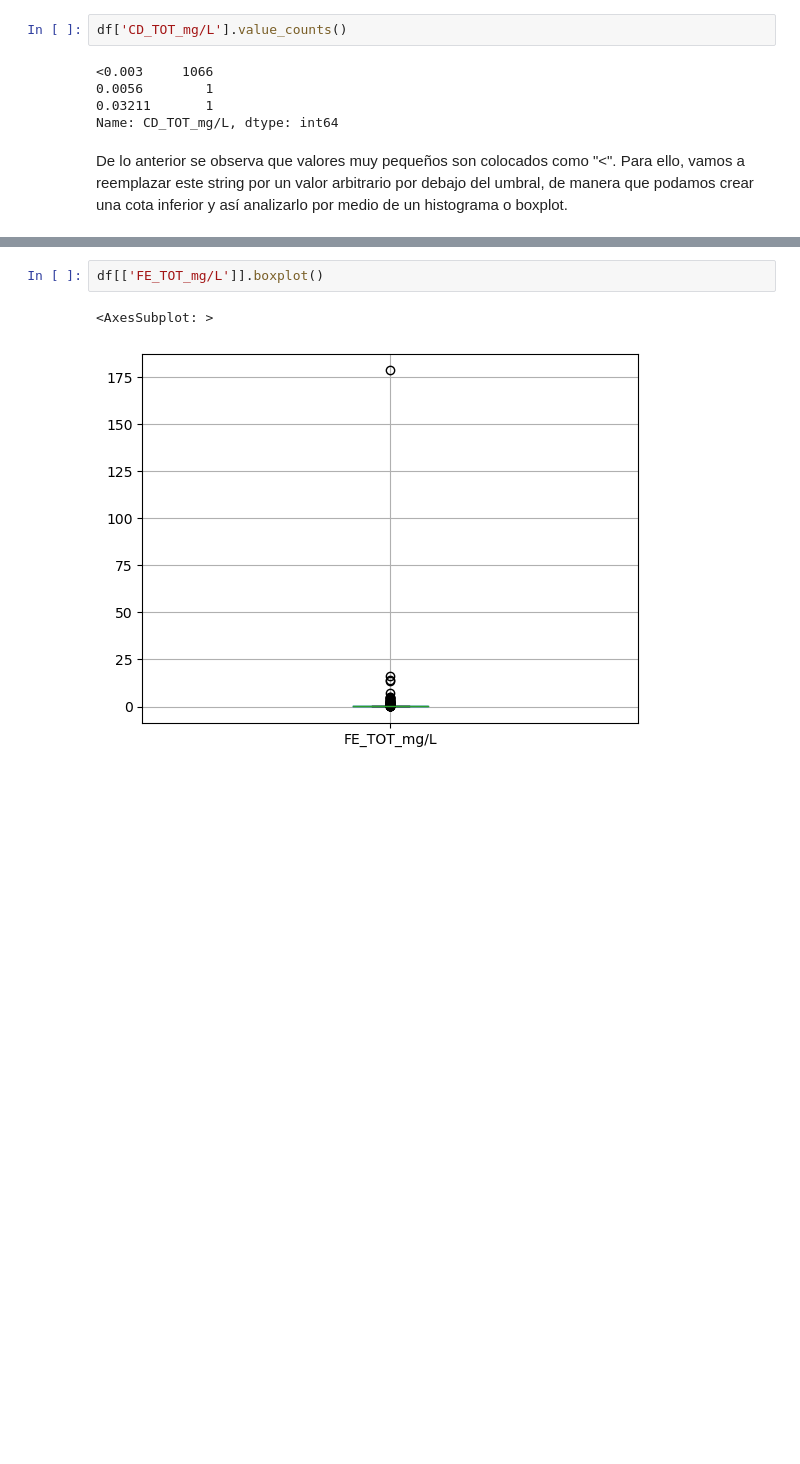
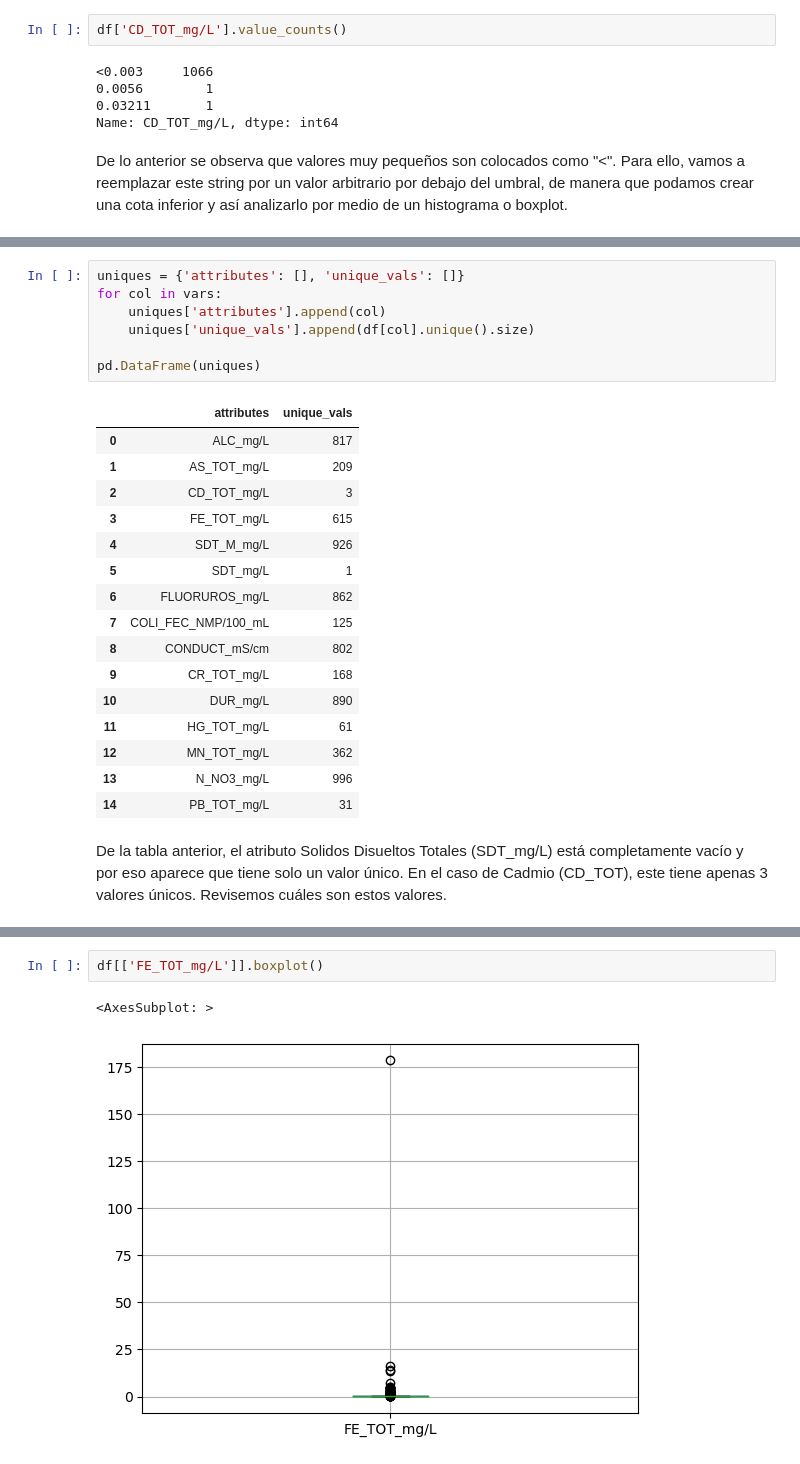
Before and after one commit to PosgradoMNA/actividades-del-projecto-equipo_102, a Jupyter notebook: Reto/aguas-subterraneas.ipynb, the cells around one changed output, grey strips where cells are left out. Saved outputs shown, nothing was run; the diff lists cells and outputs as text; blank space fills up the shorter version.

```diff
--- a/Reto/aguas-subterraneas.ipynb
+++ b/Reto/aguas-subterraneas.ipynb
@@ -122 +173,27 @@ df[['FE_TOT_mg/L']].sort_values(by = 'FE_TOT_mg/L', ascending = False)
 1068 rows × 1 columns
+# %%
+uniques = {'attributes': [], 'unique_vals': []}
+for col in vars:
+    uniques['attributes'].append(col)
+    uniques['unique_vals'].append(df[col].unique().size)
+
+pd.DataFrame(uniques)
+# %% [output]
+|  | attributes | unique_vals |
+| 0 | ALC_mg/L | 817 |
+| 1 | AS_TOT_mg/L | 209 |
+| 2 | CD_TOT_mg/L | 3 |
+| 3 | FE_TOT_mg/L | 615 |
+| 4 | SDT_M_mg/L | 926 |
+| 5 | SDT_mg/L | 1 |
+| 6 | FLUORUROS_mg/L | 862 |
+| 7 | COLI_FEC_NMP/100_mL | 125 |
+| 8 | CONDUCT_mS/cm | 802 |
+| 9 | CR_TOT_mg/L | 168 |
+| 10 | DUR_mg/L | 890 |
+| 11 | HG_TOT_mg/L | 61 |
+| 12 | MN_TOT_mg/L | 362 |
+| 13 | N_NO3_mg/L | 996 |
+| 14 | PB_TOT_mg/L | 31 |
+# %% [markdown]
+De la tabla anterior, el atributo Solidos Disueltos Totales (SDT_mg/L) está completamente vacío y por eso aparece que tiene solo un valor único. En el caso de Cadmio (CD_TOT), este tiene apenas 3 valores únicos. Revisemos cuáles son estos valores.
```
Also changed, not shown: parts of 25 cells of this notebook.
